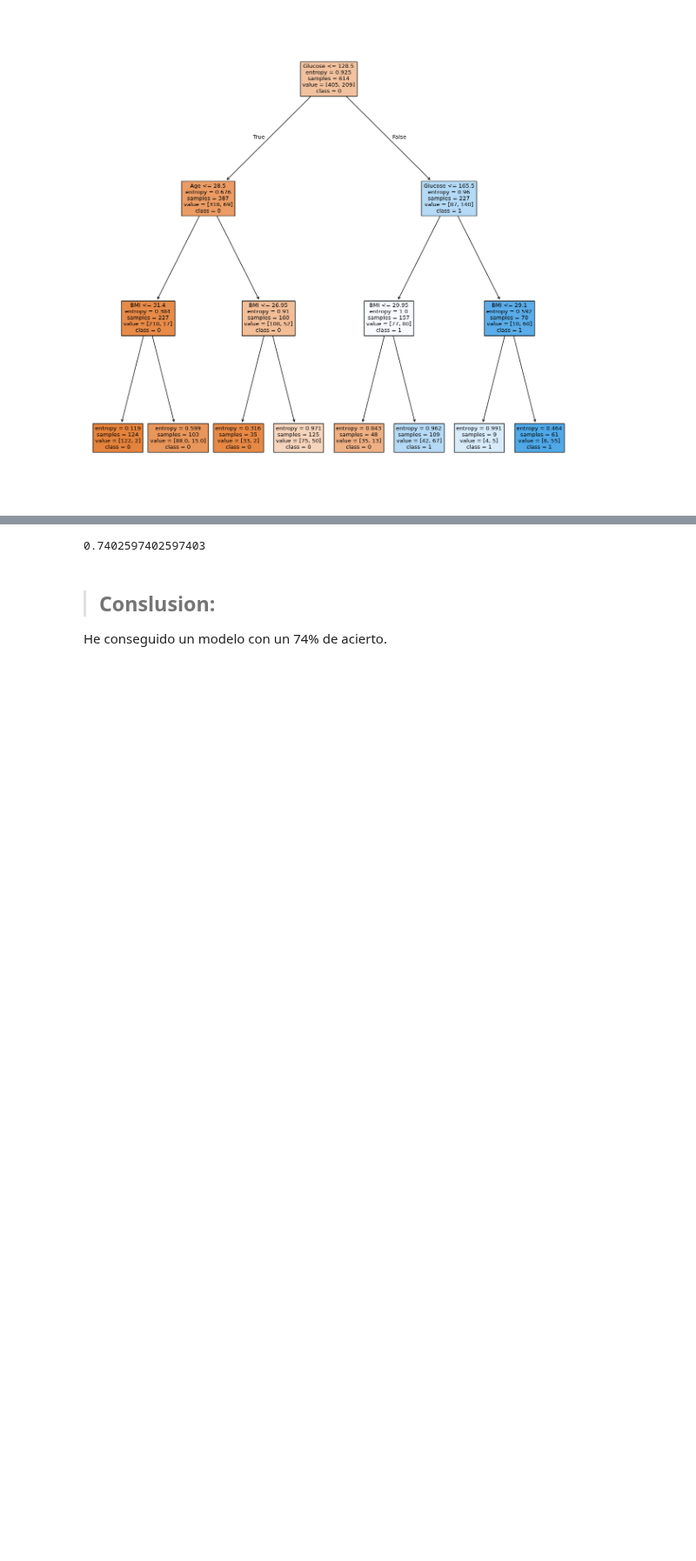
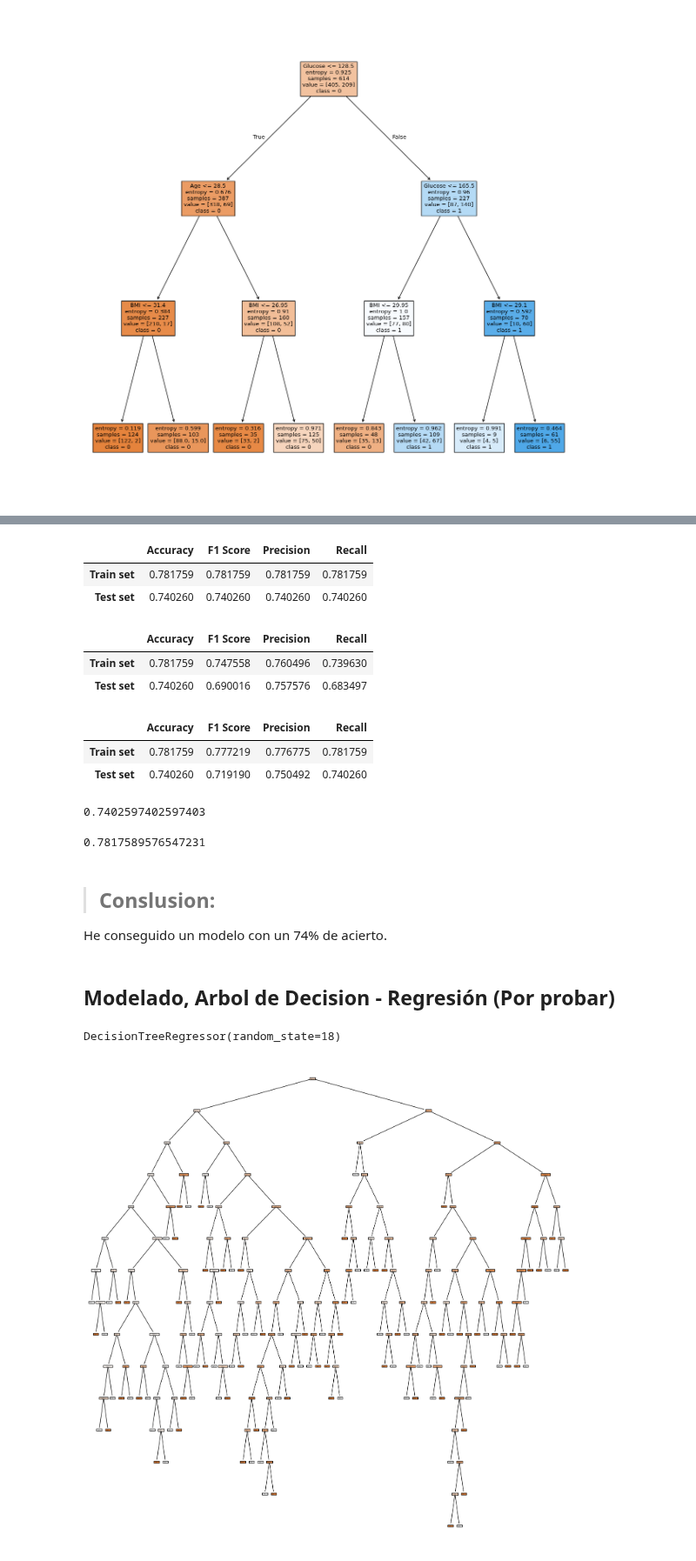
Before and after one commit to 4GeeksAcademy/sarayruiz---Machine-Learning, a Jupyter notebook: src/04-decision-tree-diabetes.ipynb, the cells around one changed output, grey strips where cells are left out. Shown at 87% size. Saved outputs shown, nothing was run; the diff lists cells and outputs as text; code cells hidden in the pictures; blank space fills up the shorter version.

```diff
--- a/src/04-decision-tree-diabetes.ipynb
+++ b/src/04-decision-tree-diabetes.ipynb
@@ -103 +126,19 @@ array([0, 0, 0, 1, 0, 0, 0, 0, 1, 1, 0, 0, 0, 0, 0, 0, 0, 1, 0, 0, 0, 0,
+# %%
+get_classifier_metrics(y_pred_test, y_test, y_pred_train, y_train)
+# %% [output]
+|  | Accuracy | F1 Score | Precision | Recall |
+| Train set | 0.781759 | 0.781759 | 0.781759 | 0.781759 |
+| Test set | 0.740260 | 0.740260 | 0.740260 | 0.740260 |
+# %%
+get_classifier_metrics(y_pred_test, y_test, y_pred_train, y_train, 'macro')
+# %% [output]
+|  | Accuracy | F1 Score | Precision | Recall |
+| Train set | 0.781759 | 0.747558 | 0.760496 | 0.739630 |
+| Test set | 0.740260 | 0.690016 | 0.757576 | 0.683497 |
+# %%
+get_classifier_metrics(y_pred_test, y_test, y_pred_train, y_train, average='weighted')
+# %% [output]
+|  | Accuracy | F1 Score | Precision | Recall |
+| Train set | 0.781759 | 0.777219 | 0.776775 | 0.781759 |
+| Test set | 0.740260 | 0.719190 | 0.750492 | 0.740260 |
 # %%
@@ -105,8 +146,28 @@ accuracy_score(y_test, y_pred)
 # %% [output]
 0.7402597402597403
+# %%
+accuracy_score(y_train, y_pred_train)
+# %% [output]
+0.7817589576547231
 # %%
 dump(model, open("decision_tree_classifier_insulina.pkl", "wb"))
 # %% [markdown]
 > ## Conslusion:
 
 He conseguido un modelo con un 74% de acierto.
+# %% [markdown]
+## Modelado, Arbol de Decision - Regresión (Por probar)
+# %%
+dt_regression_model = DecisionTreeRegressor(random_state=18)
+dt_regression_model.fit(X_train, y_train)
+# %% [output]
+DecisionTreeRegressor(random_state=18)
+# %%
+plt.figure(figsize=(18, 18))
+
+tree.plot_tree(dt_regression_model,
+               feature_names=list(X_train.columns),
+               filled=True)
+plt.show()
+# %% [output]
+[figure, added]
```
Also changed, not shown: parts of 10 cells of this notebook, 1 other file.
